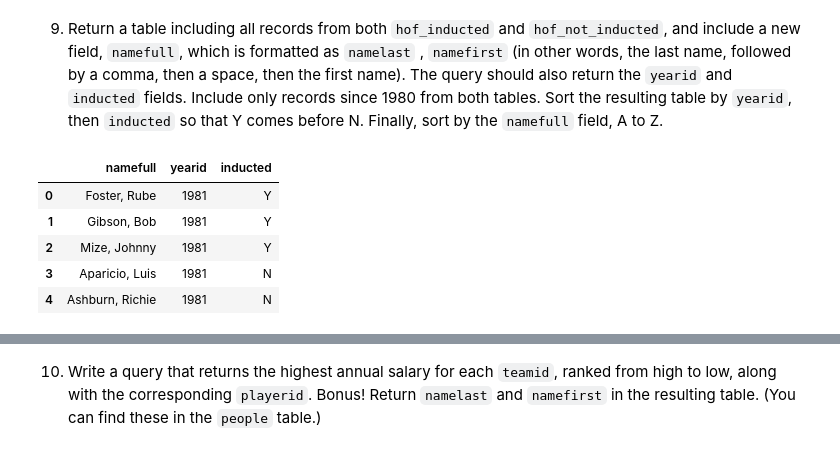
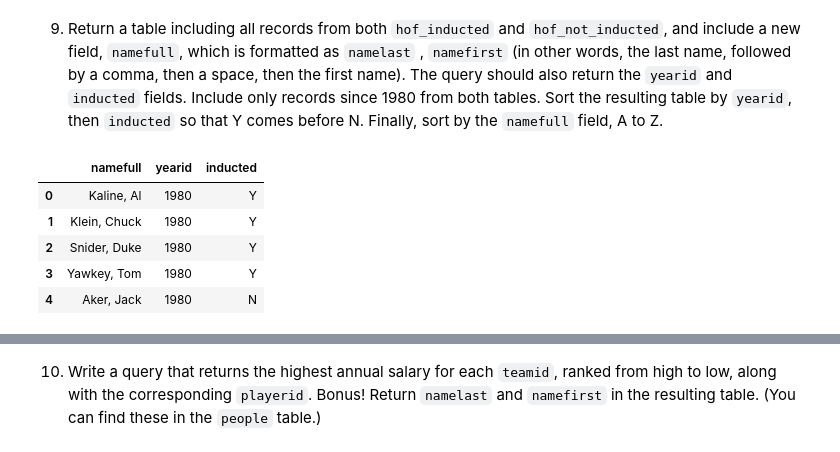
Before and after one commit to Yuan-Meng/sql_foundations, a Jupyter notebook: baseball.ipynb, the cells around one changed output, grey strips where cells are left out. Cells and saved outputs as stored; diff of their text form; code cells hidden in the pictures.

```diff
--- a/baseball.ipynb
+++ b/baseball.ipynb
@@ -238,34 +250,36 @@ pd.read_sql_query(sql, con=engine).head()
 9. Return a table including all records from both `hof_inducted` and `hof_not_inducted`, and include a new field, `namefull`, which is formatted as `namelast` , `namefirst` (in other words, the last name, followed by a comma, then a space, then the first name). The query should also return the `yearid` and `inducted` fields. Include only records since 1980 from both tables. Sort the resulting table by `yearid`, then `inducted` so that Y comes before N. Finally, sort by the `namefull` field, A to Z.
 # %%
 # combine hof_inducted and hof_not_inducted into hof
-# INNER JOIN hof with people
+# LEFT OUTER JOIN hof with people
 # concatenate namelast and namefirst into namefull
 # SELECT desired fields
 # filter and reorder records
 sql = '''
 WITH hof AS
 (
     SELECT *
     FROM hof_inducted
-    UNION
+
+    UNION ALL
+
     SELECT *
     FROM hof_not_inducted
 )
 
 SELECT CONCAT(namelast, ', ', namefirst) AS namefull, yearid, inducted
 FROM hof
-INNER JOIN people
+LEFT OUTER JOIN people
 ON hof.playerid = people.playerid
-WHERE yearid > 1980
+WHERE yearid >= 1980
 ORDER BY yearid, inducted DESC, namefull
 '''
 
 # display results
 pd.read_sql_query(sql, con=engine).head()
 # %% [output]
 |  | namefull | yearid | inducted |
-| 0 | Foster, Rube | 1981 | Y |
-| 1 | Gibson, Bob | 1981 | Y |
-| 2 | Mize, Johnny | 1981 | Y |
-| 3 | Aparicio, Luis | 1981 | N |
-| 4 | Ashburn, Richie | 1981 | N |
+| 0 | Kaline, Al | 1980 | Y |
+| 1 | Klein, Chuck | 1980 | Y |
+| 2 | Snider, Duke | 1980 | Y |
+| 3 | Yawkey, Tom | 1980 | Y |
+| 4 | Aker, Jack | 1980 | N |
```
Also changed, not shown: parts of 10 cells of this notebook.
